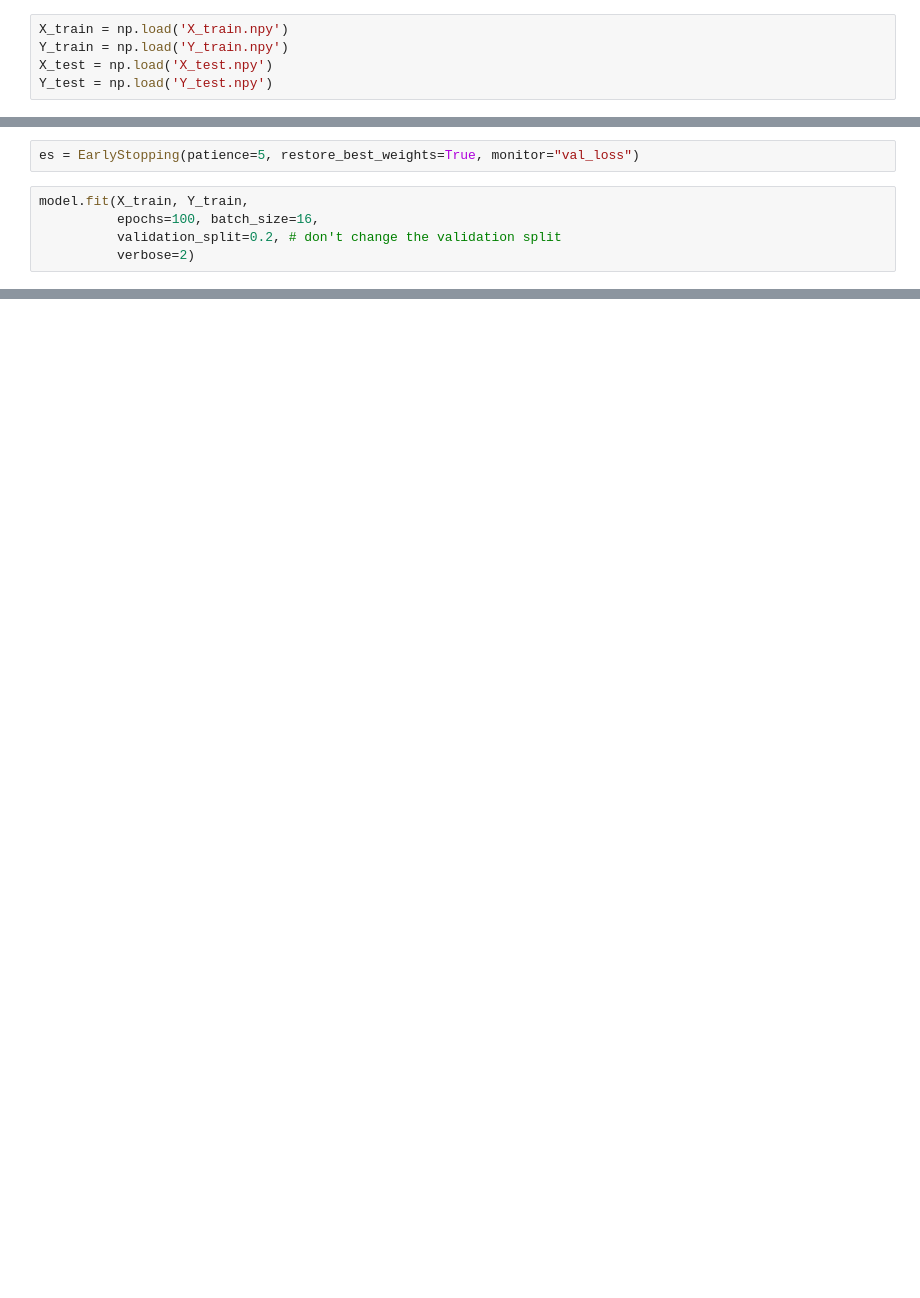
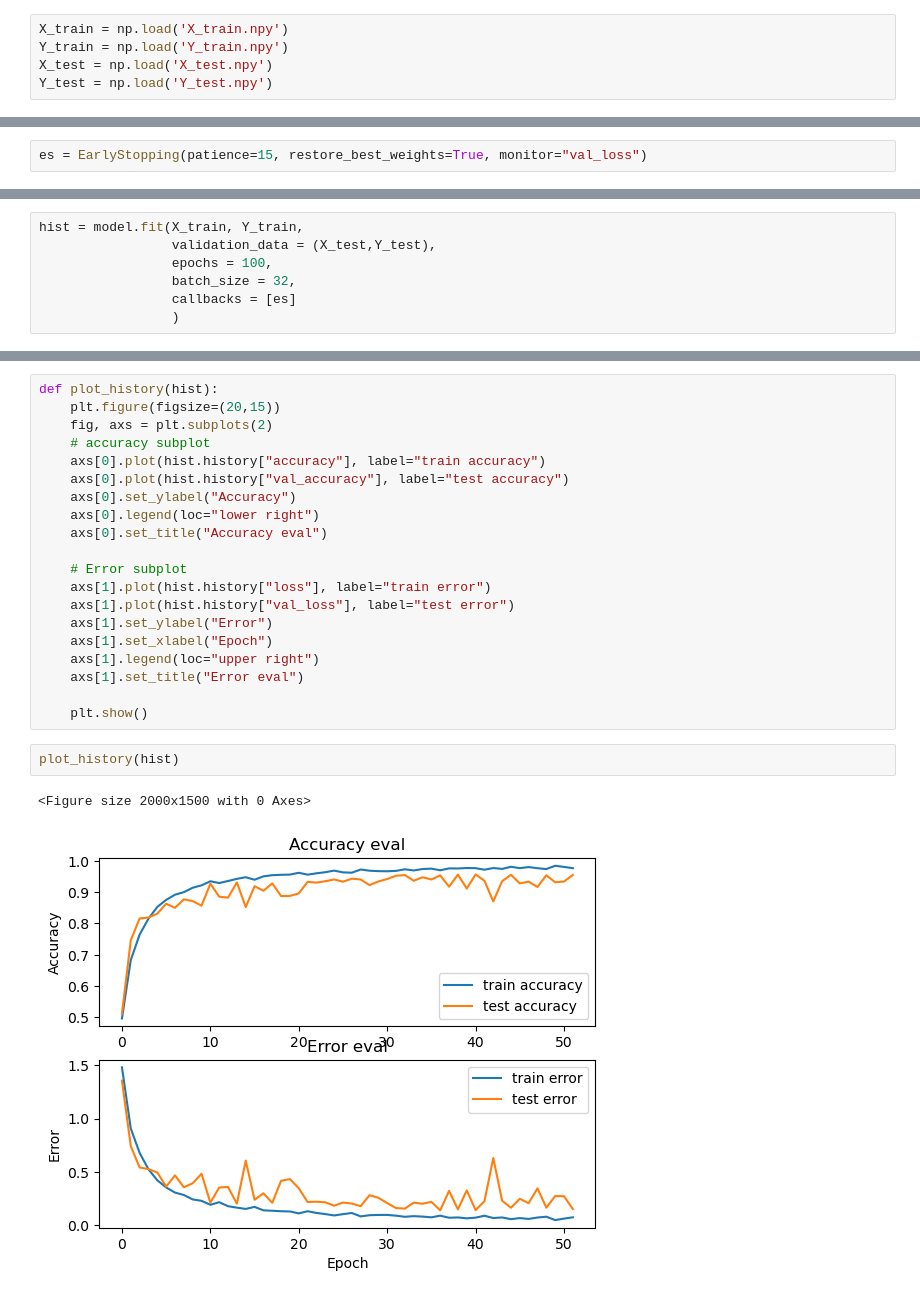
Before and after one commit to ntran4869/audio-classification-sp24, a Jupyter notebook: model.ipynb, the cells around one changed output, grey strips where cells are left out. Cells and saved outputs as stored; diff of their text form; blank space fills up the shorter version.

Commit message:
add model

```diff
--- a/model.ipynb
+++ b/model.ipynb
@@ -77,7 +90,2 @@ _________________________________________________________________
 # %%
-es = EarlyStopping(patience=5, restore_best_weights=True, monitor="val_loss")
+es = EarlyStopping(patience=15, restore_best_weights=True, monitor="val_loss")
-# %%
-model.fit(X_train, Y_train,
-          epochs=100, batch_size=16,
-          validation_split=0.2, # don't change the validation split
-          verbose=2)
@@ -102,0 +92,7 @@ Epoch 100/100
+# %%
+hist = model.fit(X_train, Y_train,
+                 validation_data = (X_test,Y_test),
+                 epochs = 100,
+                 batch_size = 32,
+                 callbacks = [es]
+                 )
@@ -102,0 +117,25 @@ Epoch 100/100
+# %%
+def plot_history(hist):
+    plt.figure(figsize=(20,15))
+    fig, axs = plt.subplots(2)
+    # accuracy subplot
+    axs[0].plot(hist.history["accuracy"], label="train accuracy")
+    axs[0].plot(hist.history["val_accuracy"], label="test accuracy")
+    axs[0].set_ylabel("Accuracy")
+    axs[0].legend(loc="lower right")
+    axs[0].set_title("Accuracy eval")
+
+    # Error subplot
+    axs[1].plot(hist.history["loss"], label="train error")
+    axs[1].plot(hist.history["val_loss"], label="test error")
+    axs[1].set_ylabel("Error")
+    axs[1].set_xlabel("Epoch")
+    axs[1].legend(loc="upper right")
+    axs[1].set_title("Error eval")
+
+    plt.show()
+# %%
+plot_history(hist)
+# %% [output]
+<Figure size 2000x1500 with 0 Axes>
+[figure, added]
```
Also changed, not shown: parts of 10 cells of this notebook, 1 other file.
